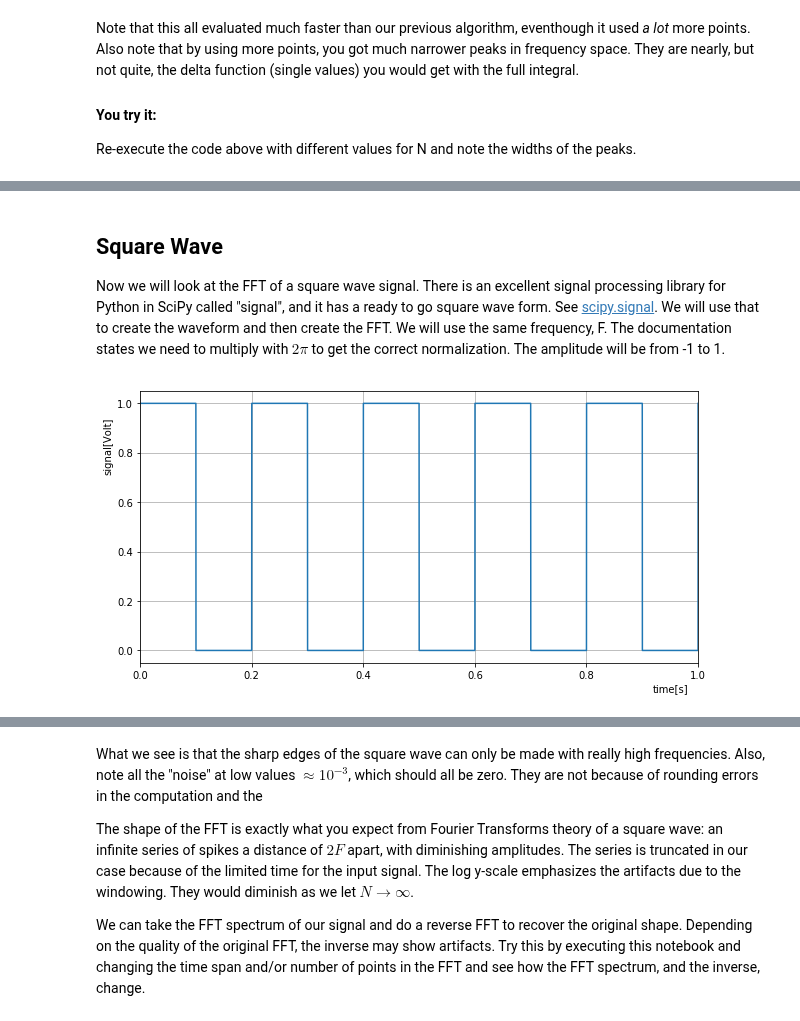
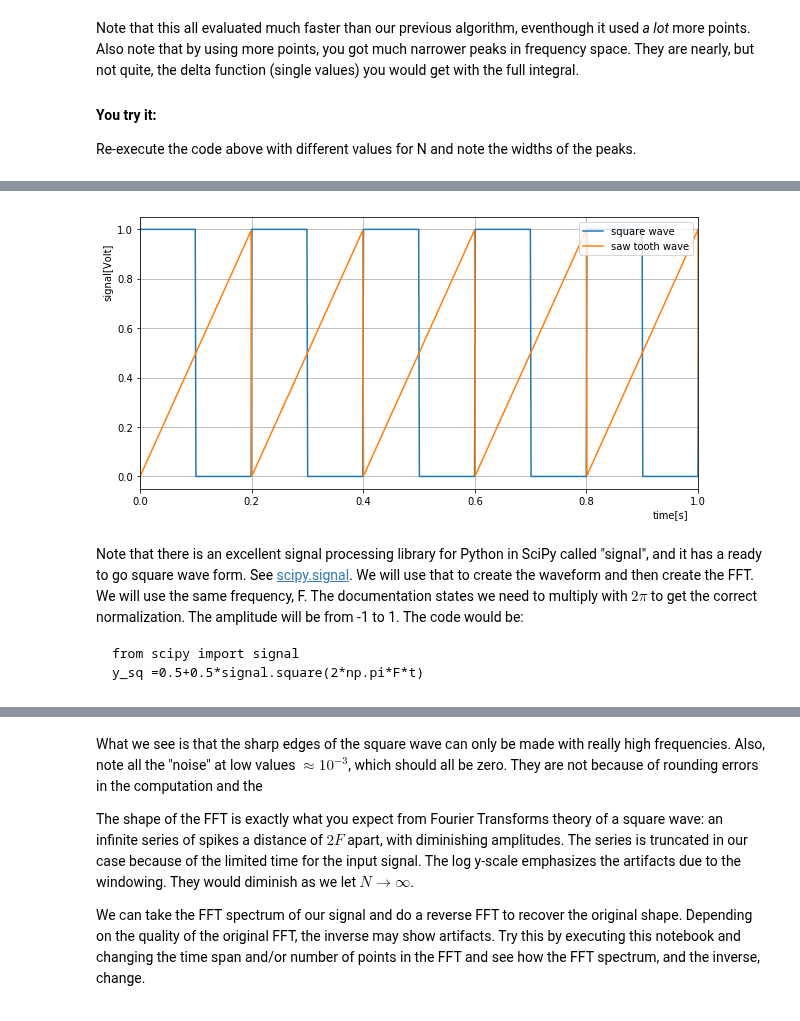
Before and after one commit to mholtrop/Phys601, a Jupyter notebook: Notebooks/09_Fourier_Transforms.ipynb, the cells around one changed output, grey strips where cells are left out. Drawn from its saved outputs; the diff is of its cells as text; code cells hidden in the pictures.

````diff
--- a/Notebooks/09_Fourier_Transforms.ipynb
+++ b/Notebooks/09_Fourier_Transforms.ipynb
@@ -187,17 +248,27 @@ Re-execute the code above with different values for N and note the widths of the
+# %%
+F = 5.
+T = 20.
+N=  2**14   # In general FFTs go faster if you do them over 2 to the power N points. 2**20 is A LOT of points!!!
+DT = T/N
+t = np.linspace(0.,T,N)
+y_sawtooth = np.mod(t,1/F)*F    # This creates the sawtooth with amplitude 1.
+y_sq = 1*(y_sawtooth < 0.5)     # Turn the sawtooth into a square wave.
+plt.figure(figsize=(10,5))
+plt.plot(t,y_sq,label="square wave")
+plt.plot(t,y_sawtooth,label="saw tooth wave")
+plt.grid(True)
+plt.legend(loc="upper right")
+plt.xlabel("time[s]",position=(0.95,1))
+plt.ylabel("signal[Volt]",position=(1,0.8))
+ax = plt.gca()
+ax.set_xlim(0,1)
+plt.show()
+# %% [output]
+[figure, added]
 # %% [markdown]
-## Square Wave
-Now we will look at the FFT of a square wave signal. There is an excellent signal processing library for Python in SciPy called "signal", and it has a ready to go square wave form. See [scipy.signal](https://docs.scipy.org/doc/scipy-0.14.0/reference/signal.html). We will use that to create the waveform and then create the FFT. We will use the same frequency, F. The documentation states we need to multiply with $2\pi$ to get the correct normalization. The amplitude will be from -1 to 1.
+Note that there is an excellent signal processing library for Python in SciPy called "signal", and it has a ready to go square wave form. See [scipy.signal](https://docs.scipy.org/doc/scipy-0.14.0/reference/signal.html). We will use that to create the waveform and then create the FFT. We will use the same frequency, F. The documentation states we need to multiply with $2\pi$ to get the correct normalization. The amplitude will be from -1 to 1. The code would be:
+```
+from scipy import signal
+y_sq =0.5+0.5*signal.square(2*np.pi*F*t)
+```
-# %%
-from scipy import signal
-y_sq =0.5+0.5*signal.square(2*np.pi*F*t)
-plt.figure(figsize=(10,5))
-plt.plot(t,y_sq)
-plt.grid(True)
-plt.xlabel("time[s]",position=(0.95,1))
-plt.ylabel("signal[Volt]",position=(1,0.8))
-ax = plt.gca()
-ax.set_xlim(0,1)
-plt.show()
-# %% [output]
-[figure, removed]
 # %%
````
Also changed, not shown: parts of 20 cells of this notebook.
